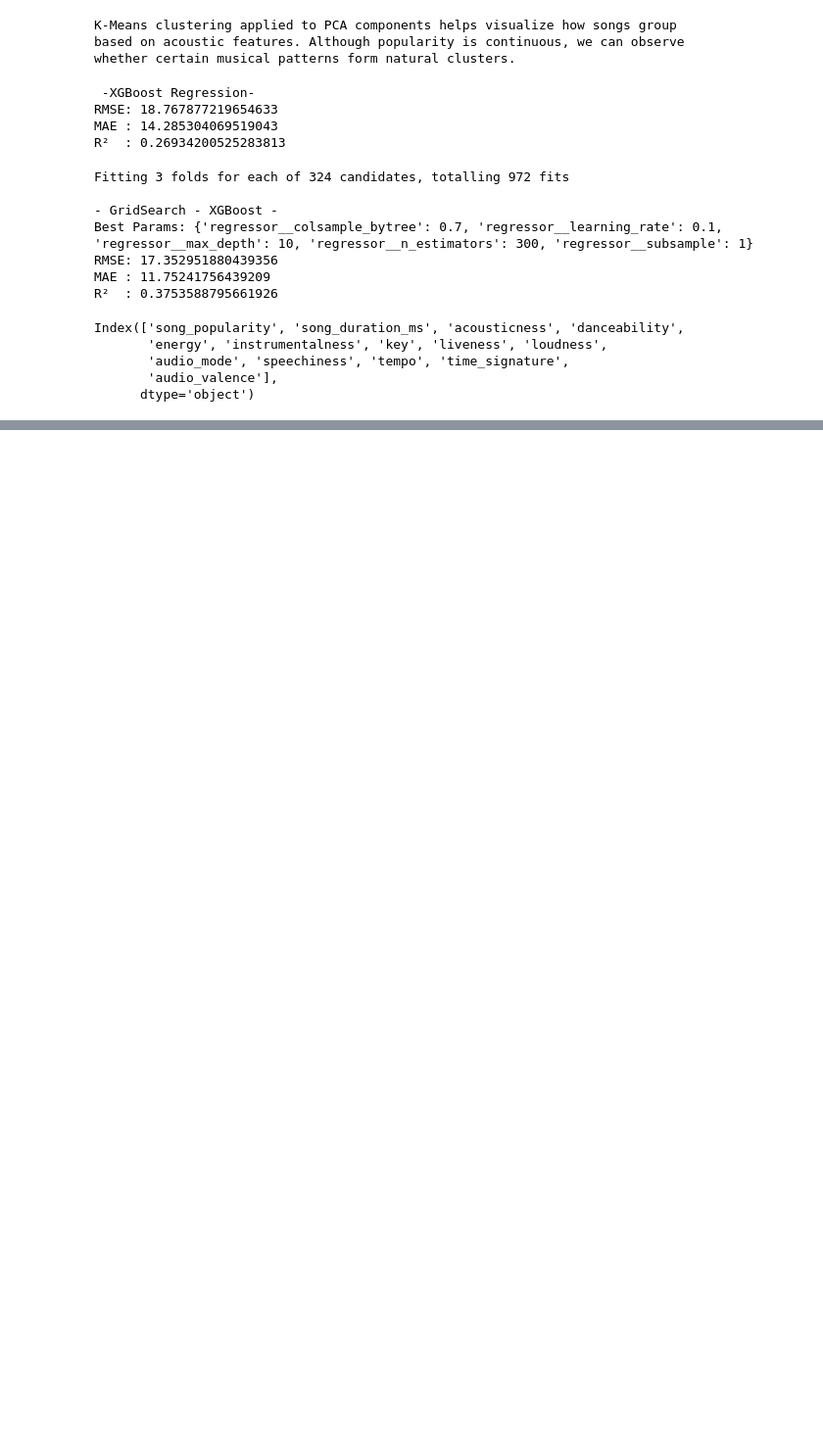
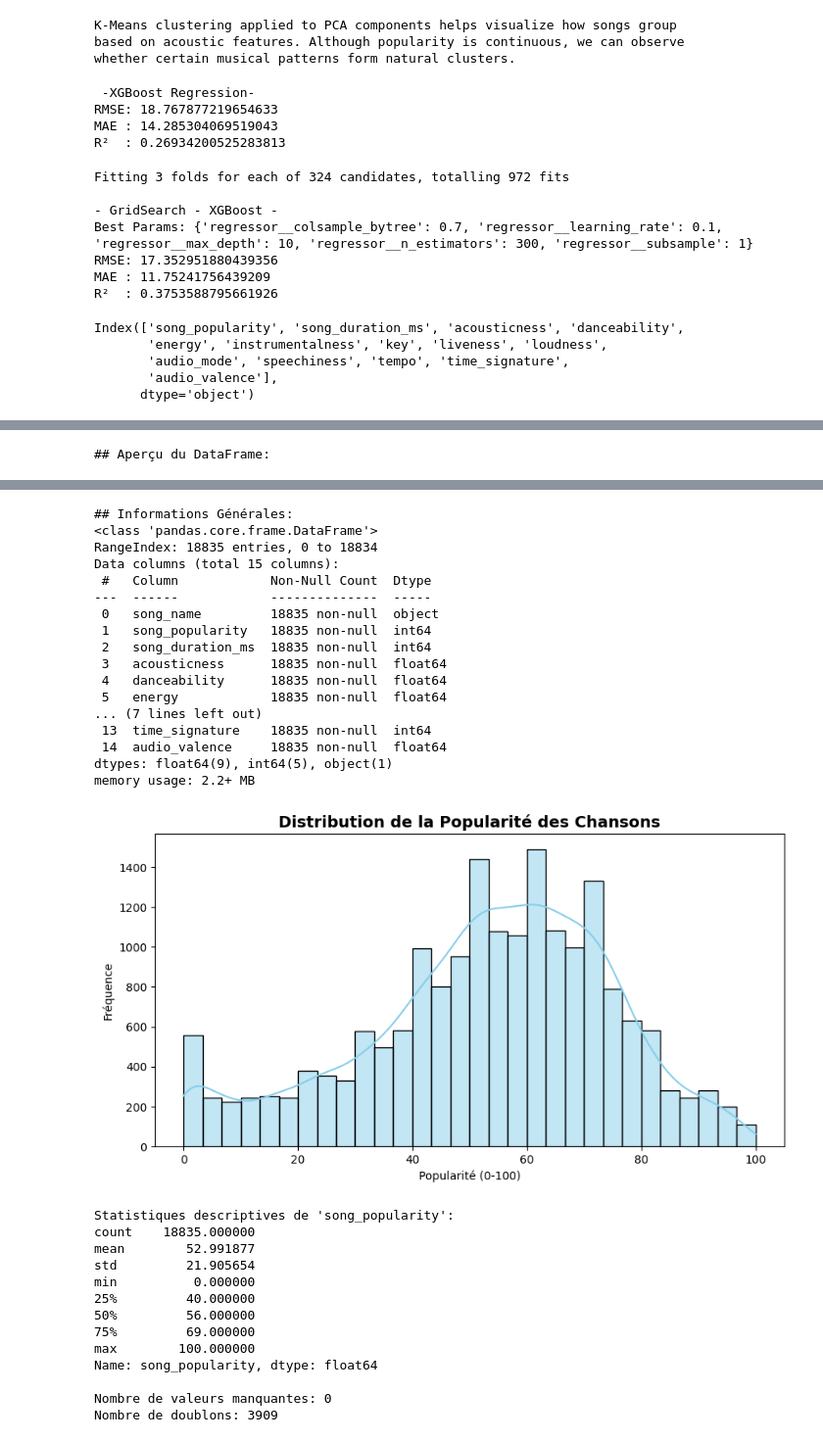
Before and after one commit to theobled/Project-Machine_Learning, a Jupyter notebook: Projet_Machine_Learning.ipynb, the cells around one changed output, grey strips where cells are left out. Shown at 98% size. Drawn from its saved outputs; the diff is of its cells as text; code cells hidden in the pictures; blank space fills up the shorter version.

```diff
--- a/Projet_Machine_Learning.ipynb
+++ b/Projet_Machine_Learning.ipynb
@@ -1425,0 +806,39 @@ NameError: name 'original_df' is not defined
+# %%
+# Analyses initiales (temporaire on reprendra ce qui a été fait à la fin)
+
+print("## Aperçu du DataFrame:")
+display(df.head())
+
+print("\n## Informations Générales:")
+df.info()
+
+num_cols_original = [
+    'acousticness', 'danceability', 'energy', 'instrumentalness',
+    'liveness', 'loudness', 'speechiness', 'tempo', 'audio_valence',
+    'song_duration_ms', 'song_popularity'
+]
+cat_cols_original = ['key', 'audio_mode', 'time_signature']
+
+# song popularity
+plt.figure(figsize=(10, 5))
+sns.histplot(df['song_popularity'], bins=30, kde=True, color='skyblue')
+plt.title('Distribution de la Popularité des Chansons', fontsize=14, fontweight='bold')
+plt.xlabel('Popularité (0-100)')
+plt.ylabel('Fréquence')
+plt.show() #
+
+print(f"\nStatistiques descriptives de 'song_popularity':")
+print(df['song_popularity'].describe())
+
+# missing values
+print(f"\nNombre de valeurs manquantes: {df.isnull().sum().sum()}")
+print(f"Nombre de doublons: {df.duplicated().sum()}")
+
+# corrélations
+plt.figure(figsize=(12, 10))
+correlation_matrix = df[num_cols_original].corr()
+sns.heatmap(correlation_matrix, annot=True, fmt=".2f", cmap='coolwarm', linewidths=.5, linecolor='black')
+plt.title('Matrice de Corrélation des Features Audio Originales', fontsize=14, fontweight='bold')
+plt.show() #
+# %% [output]
+## Aperçu du DataFrame:
@@ -1425,0 +851,31 @@ NameError: name 'original_df' is not defined
+## Informations Générales:
+<class 'pandas.core.frame.DataFrame'>
+RangeIndex: 18835 entries, 0 to 18834
+Data columns (total 15 columns):
+ #   Column            Non-Null Count  Dtype
+---  ------            --------------  -----
+ 0   song_name         18835 non-null  object
+ 1   song_popularity   18835 non-null  int64
+ 2   song_duration_ms  18835 non-null  int64
+ 3   acousticness      18835 non-null  float64
+ 4   danceability      18835 non-null  float64
+ 5   energy            18835 non-null  float64
+... (7 lines left out)
+ 13  time_signature    18835 non-null  int64
+ 14  audio_valence     18835 non-null  float64
+dtypes: float64(9), int64(5), object(1)
+memory usage: 2.2+ MB
+[figure, added]
+Statistiques descriptives de 'song_popularity':
+count    18835.000000
+mean        52.991877
+std         21.905654
+min          0.000000
+25%         40.000000
+50%         56.000000
+75%         69.000000
+max        100.000000
+Name: song_popularity, dtype: float64
+
+Nombre de valeurs manquantes: 0
+Nombre de doublons: 3909
```
Also changed, not shown: parts of 4 cells of this notebook.
